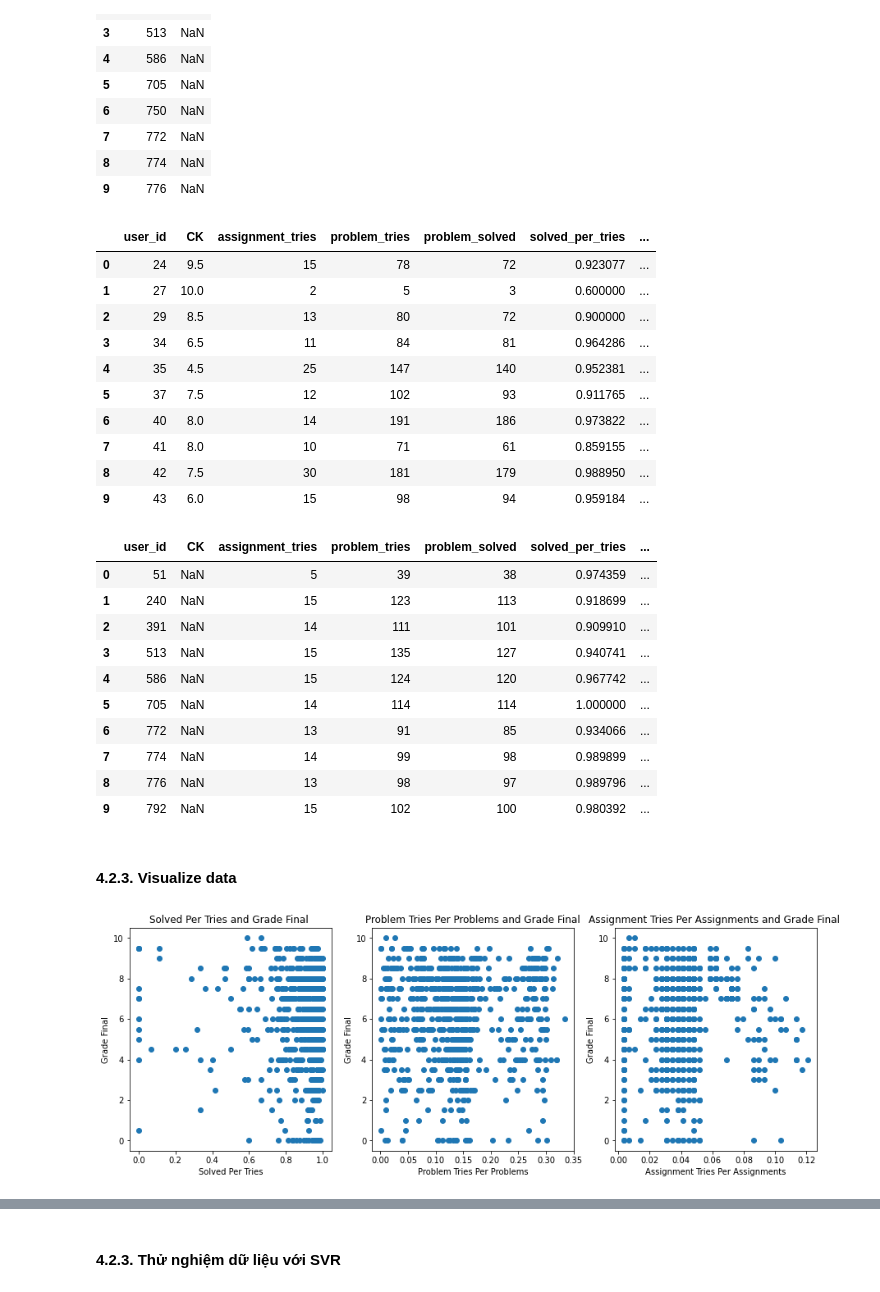
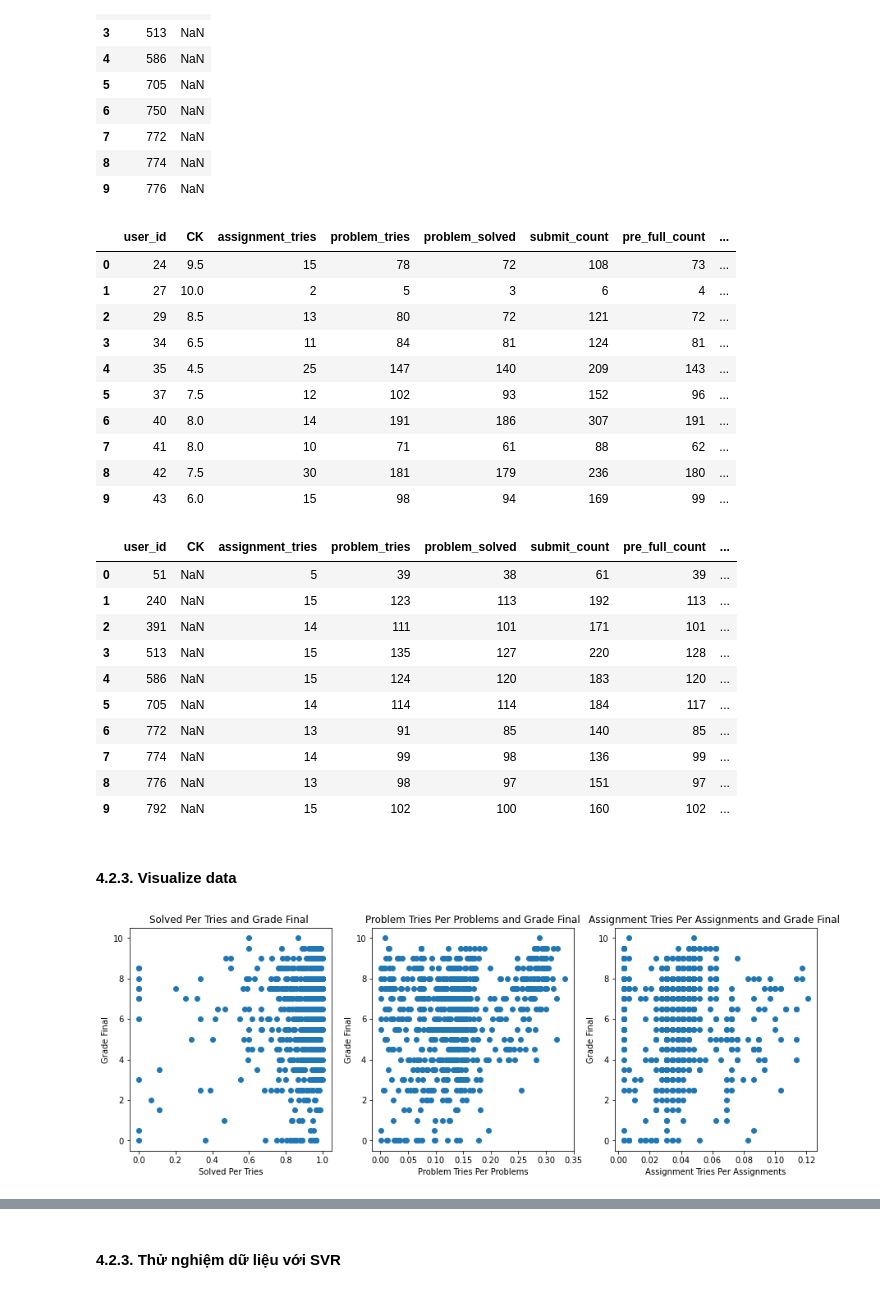
Before and after one commit to caohungphu/CS114.L21, a Jupyter notebook: Colab/Predict_final_exam_score.ipynb, the cells around one changed output, grey strips where cells are left out. Drawn from its saved outputs; the diff is of its cells as text; code cells hidden in the pictures.

```diff
--- a/Colab/Predict_final_exam_score.ipynb
+++ b/Colab/Predict_final_exam_score.ipynb
@@ -197,15 +207,23 @@ wecode_data_new_header = pd.DataFrame({
     # Số problem_tries
     'problem_tries': groupByUserID['problem_id'].nunique(),
     # Số problem_solved
-    'problem_solved': groupByUserID['solved'].apply(lambda x: (x==1).sum())
+    'problem_solved': groupByUserID['solved'].apply(lambda x: (x==1).sum()),
+    # Số submit
+    'submit_count': groupByUserID['problem_id'].count(),
+    # Số lần pre_score = 10000
+    'pre_full_count': groupByUserID['pre_score'].apply(lambda x: (x==10000).sum()),
+    # Tổng pre_score is_final = 1
+    'sum_score_is_final': groupByUserID.apply(lambda x: x[x['is_final'] == 1]['pre_score'].sum())
 })
 
 # Thay index: user_id thành index mới và user_id thành một cột giá trị user_id
 wecode_data_new_header = wecode_data_new_header.reset_index()
 # %%
-# Đếm số assignment và problem
+# Đếm số assignment, problem, submit
 number_of_assignment = wecode_data_new['assignment_id'].nunique()
 number_of_problem = wecode_data_new['problem_id'].nunique()
+number_of_submissions = len(wecode_data_new)
+
 # Thêm cột solved_per_tries
 wecode_data_new_header['solved_per_tries'] = wecode_data_new_header['problem_solved'] / wecode_data_new_header['problem_tries']
 # Thêm cột problem_tries_per_problem
@@ -213,6 +231,14 @@ wecode_data_new_header['problem_tries_per_problems'] = wecode_data_new_header['p
 # Thêm cột assignment_tries_per_assignments
 wecode_data_new_header['assignment_tries_per_assignments'] = wecode_data_new_header['assignment_tries'] / number_of_assignment
 # P/s: 3 giá trị của cột trên gần = 1 là tốt
+
+# Update Chỉ số ngày 24/05
+
+# Tổng số đã submmit / tổng số submition
+wecode_data_new_header['sub_per_total'] = wecode_data_new_header['submit_count'] / number_of_submissions
+
+# Số lần (pre_score = 10000) / tổng số submition
+wecode_data_new_header['pre_full_per_total'] = wecode_data_new_header['pre_full_count'] / number_of_submissions
 # %%
 wecode_data_new_header
 # %% [output]
@@ -279,54 +305,54 @@ predict_data = pd.merge(score_predict, wecode_data_new_header, how='inner', on='
 # %%
 training_data.head(10)
 # %% [output]
-|  | user_id | CK | assignment_tries | problem_tries | problem_solved | solved_per_tries | ... |
-| 0 | 24 | 9.5 | 15 | 78 | 72 | 0.923077 | ... |
-| 1 | 27 | 10.0 | 2 | 5 | 3 | 0.600000 | ... |
-| 2 | 29 | 8.5 | 13 | 80 | 72 | 0.900000 | ... |
-| 3 | 34 | 6.5 | 11 | 84 | 81 | 0.964286 | ... |
-| 4 | 35 | 4.5 | 25 | 147 | 140 | 0.952381 | ... |
-| 5 | 37 | 7.5 | 12 | 102 | 93 | 0.911765 | ... |
-| 6 | 40 | 8.0 | 14 | 191 | 186 | 0.973822 | ... |
-| 7 | 41 | 8.0 | 10 | 71 | 61 | 0.859155 | ... |
-| 8 | 42 | 7.5 | 30 | 181 | 179 | 0.988950 | ... |
-| 9 | 43 | 6.0 | 15 | 98 | 94 | 0.959184 | ... |
+|  | user_id | CK | assignment_tries | problem_tries | problem_solved | submit_count | pre_full_count | ... |
+| 0 | 24 | 9.5 | 15 | 78 | 72 | 108 | 73 | ... |
+| 1 | 27 | 10.0 | 2 | 5 | 3 | 6 | 4 | ... |
+| 2 | 29 | 8.5 | 13 | 80 | 72 | 121 | 72 | ... |
+| 3 | 34 | 6.5 | 11 | 84 | 81 | 124 | 81 | ... |
+| 4 | 35 | 4.5 | 25 | 147 | 140 | 209 | 143 | ... |
+| 5 | 37 | 7.5 | 12 | 102 | 93 | 152 | 96 | ... |
+| 6 | 40 | 8.0 | 14 | 191 | 186 | 307 | 191 | ... |
+| 7 | 41 | 8.0 | 10 | 71 | 61 | 88 | 62 | ... |
+| 8 | 42 | 7.5 | 30 | 181 | 179 | 236 | 180 | ... |
+| 9 | 43 | 6.0 | 15 | 98 | 94 | 169 | 99 | ... |
 # %%
 predict_data.head(10)
 # %% [output]
-|  | user_id | CK | assignment_tries | problem_tries | problem_solved | solved_per_tries | ... |
-| 0 | 51 | NaN | 5 | 39 | 38 | 0.974359 | ... |
-| 1 | 240 | NaN | 15 | 123 | 113 | 0.918699 | ... |
-| 2 | 391 | NaN | 14 | 111 | 101 | 0.909910 | ... |
-| 3 | 513 | NaN | 15 | 135 | 127 | 0.940741 | ... |
-| 4 | 586 | NaN | 15 | 124 | 120 | 0.967742 | ... |
-| 5 | 705 | NaN | 14 | 114 | 114 | 1.000000 | ... |
-| 6 | 772 | NaN | 13 | 91 | 85 | 0.934066 | ... |
-| 7 | 774 | NaN | 14 | 99 | 98 | 0.989899 | ... |
-| 8 | 776 | NaN | 13 | 98 | 97 | 0.989796 | ... |
-| 9 | 792 | NaN | 15 | 102 | 100 | 0.980392 | ... |
+|  | user_id | CK | assignment_tries | problem_tries | problem_solved | submit_count | pre_full_count | ... |
+| 0 | 51 | NaN | 5 | 39 | 38 | 61 | 39 | ... |
+| 1 | 240 | NaN | 15 | 123 | 113 | 192 | 113 | ... |
+| 2 | 391 | NaN | 14 | 111 | 101 | 171 | 101 | ... |
+| 3 | 513 | NaN | 15 | 135 | 127 | 220 | 128 | ... |
+| 4 | 586 | NaN | 15 | 124 | 120 | 183 | 120 | ... |
+| 5 | 705 | NaN | 14 | 114 | 114 | 184 | 117 | ... |
+| 6 | 772 | NaN | 13 | 91 | 85 | 140 | 85 | ... |
+| 7 | 774 | NaN | 14 | 99 | 98 | 136 | 99 | ... |
+| 8 | 776 | NaN | 13 | 98 | 97 | 151 | 97 | ... |
+| 9 | 792 | NaN | 15 | 102 | 100 | 160 | 102 | ... |
 # %% [markdown]
 #### **4.2.3. Visualize data**
 # %%
 import matplotlib.pyplot as plt
 fig, (axs1, axs2, axs3, ) = plt.subplots(1,3, figsize = (15,5))
-axs1.scatter(x = training_data['solved_per_tries'], y = training_data['CK'].sort_values())
+axs1.scatter(x = training_data['solved_per_tries'], y = training_data['CK'])
 
 
 axs1.set_title("Solved Per Tries and Grade Final ")
 axs1.set(xlabel='Solved Per Tries', ylabel='Grade Final')
 
 
-axs2.scatter(x = training_data['problem_tries_per_problems'], y = training_data['CK'].sort_values())
+axs2.scatter(x = training_data['problem_tries_per_problems'], y = training_data['CK'])
 
 
 axs2.set_title("Problem Tries Per Problems and Grade Final")
 axs2.set(xlabel='Problem Tries Per Problems', ylabel='Grade Final')
 
-axs3.scatter(x = training_data['assignment_tries_per_assignments'], y = training_data['CK'].sort_values())
+axs3.scatter(x = training_data['assignment_tries_per_assignments'], y = training_data['CK'])
 
 
 axs3.set_title("Assignment Tries Per Assignments and Grade Final ")
 axs3.set(xlabel='Assignment Tries Per Assignments', ylabel='Grade Final')
 plt.show()
 # %% [output]
-[figure, old version]
+[figure, new version]
```
Also changed, not shown: parts of 6 cells of this notebook.
